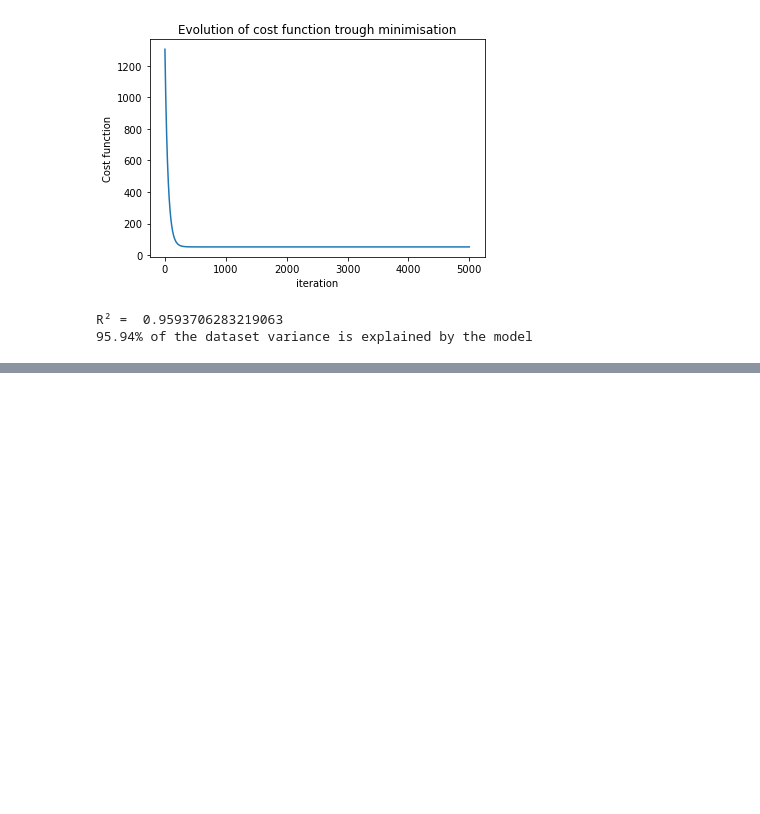
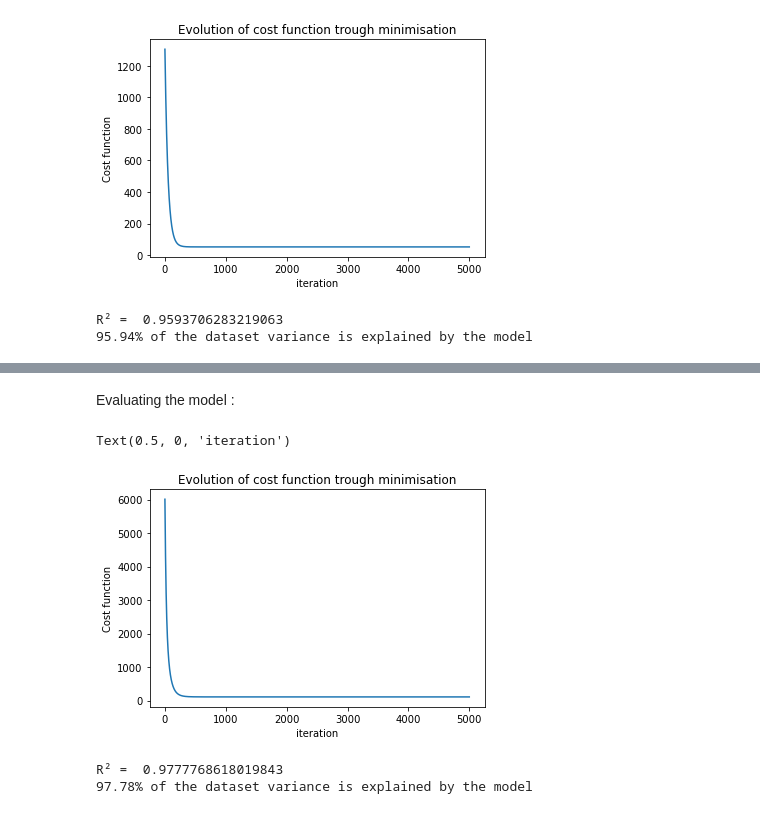
Before and after one commit to AnthonyJaquaniello/Machine_Learning, a Jupyter notebook: Homemade_Regression.ipynb, the cells around one changed output, grey strips where cells are left out. Drawn from its saved outputs; the diff is of its cells as text; code cells hidden in the pictures; blank space fills up the shorter version.

```diff
--- a/Homemade_Regression.ipynb
+++ b/Homemade_Regression.ipynb
@@ -103,0 +158,18 @@ R² =  0.9593706283219063
+# %% [markdown]
+Evaluating the model :
+# %%
+#Viewing the learning process
+plt.plot(cost_history)
+plt.title("Evolution of cost function trough minimisation")
+plt.ylabel("Cost function")
+plt.xlabel("iteration")
+# %% [output]
+Text(0.5, 0, 'iteration')
+[figure, added]
+# %%
+print("R² = ", coeff_determination(predict, y))
+print("{:.2f}% of the dataset variance is explained by the model".
+      format(coeff_determination(predict, y)*100))
+# %% [output]
+R² =  0.9777768618019843
+97.78% of the dataset variance is explained by the model
```
Also changed, not shown: parts of 10 cells of this notebook, 1 other file.
